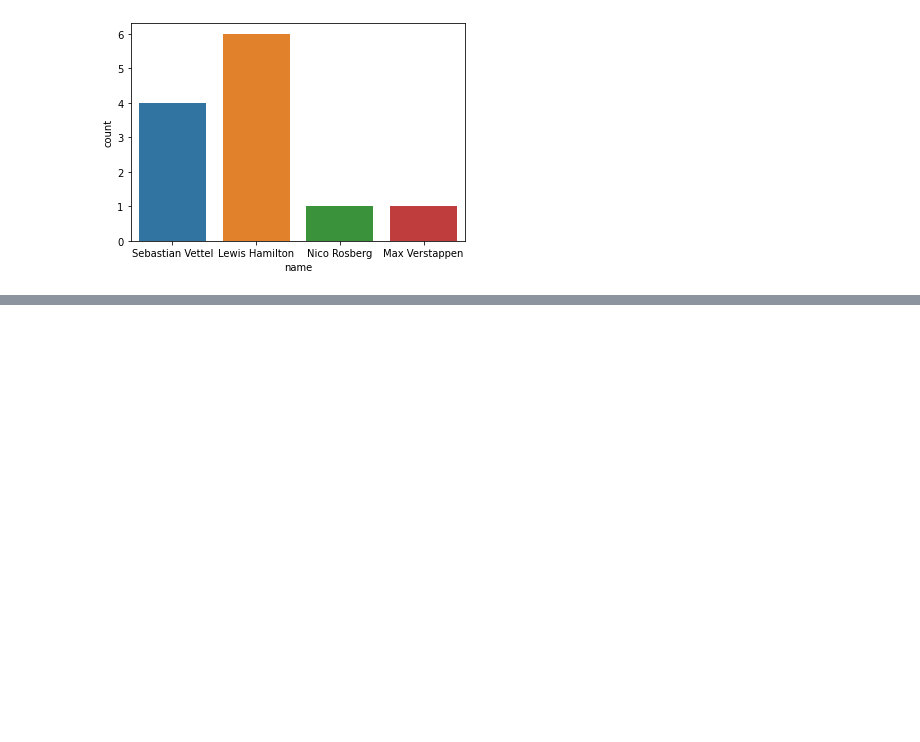
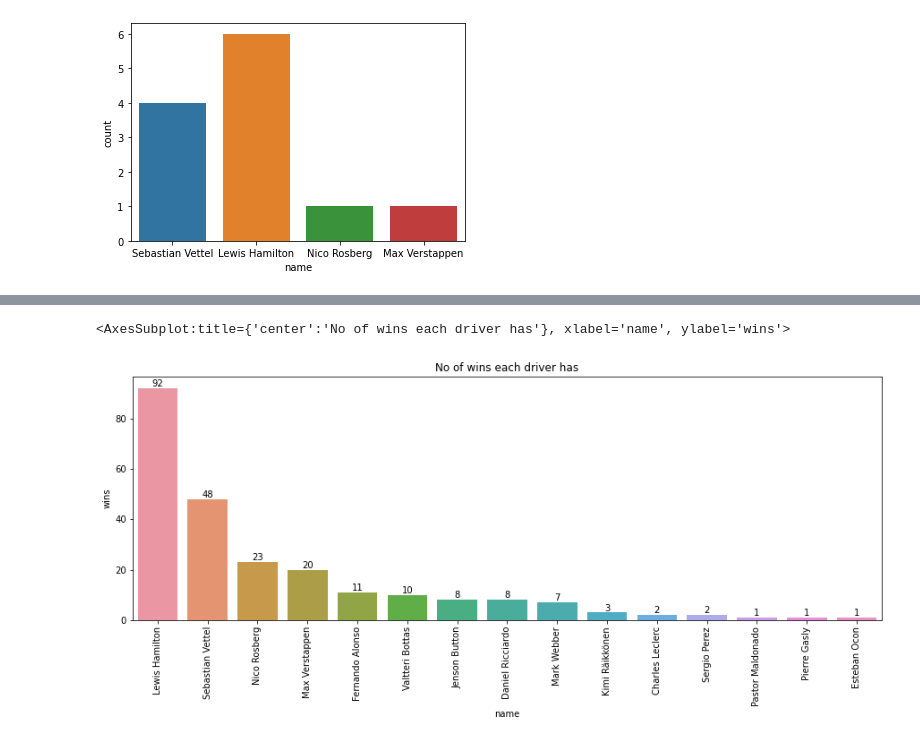
Before and after one commit to tanmaybankar/Formula-One, a Jupyter notebook: Formula One.ipynb, the cells around one changed output, grey strips where cells are left out. Saved outputs shown, nothing was run; the diff lists cells and outputs as text; code cells hidden in the pictures; blank space fills up the shorter version.

```diff
--- a/Formula One.ipynb
+++ b/Formula One.ipynb
@@ -202,0 +224,14 @@ sns.countplot(x='name',data=world_champion)
+# %%
+winners = pd.read_csv('Datasets/f1_2010-2021/f1_2010-2021.csv')
+winners["name"] = winners[["name", "surname"]].agg(" ".join , axis=1)
+winners.drop("surname", axis=1, inplace=True)
+winners.drop("time", axis=1, inplace=True)
+winners.drop("team", axis=1, inplace=True)
+winners.drop("level_0", axis=1, inplace=True)
+winners.drop("grand_prix", axis=1, inplace=True)
+winners.drop("date", axis=1, inplace=True)
+winners.drop("index", axis=1, inplace=True)
+winners.drop("laps", axis=1, inplace=True)
+df = winners['name'].value_counts().rename_axis('name').to_frame('wins')
+df.reset_index(level=0, inplace=True)
+df
@@ -202,0 +255,11 @@ sns.countplot(x='name',data=world_champion)
+# %%
+plt.figure(figsize=(15,5))
+plt.xticks(rotation=90)
+plt.title("No of wins each driver has")
+for i in range (len(df)):
+    plt.annotate(str(df["wins"][i]), xy=(df.index[i], df["wins"][i]), ha="center", va="bottom")
+
+sns.barplot(x="name",y="wins", data=df)
+# %% [output]
+<AxesSubplot:title={'center':'No of wins each driver has'}, xlabel='name', ylabel='wins'>
+[figure, added]
```
Also changed, not shown: parts of 11 cells of this notebook.
